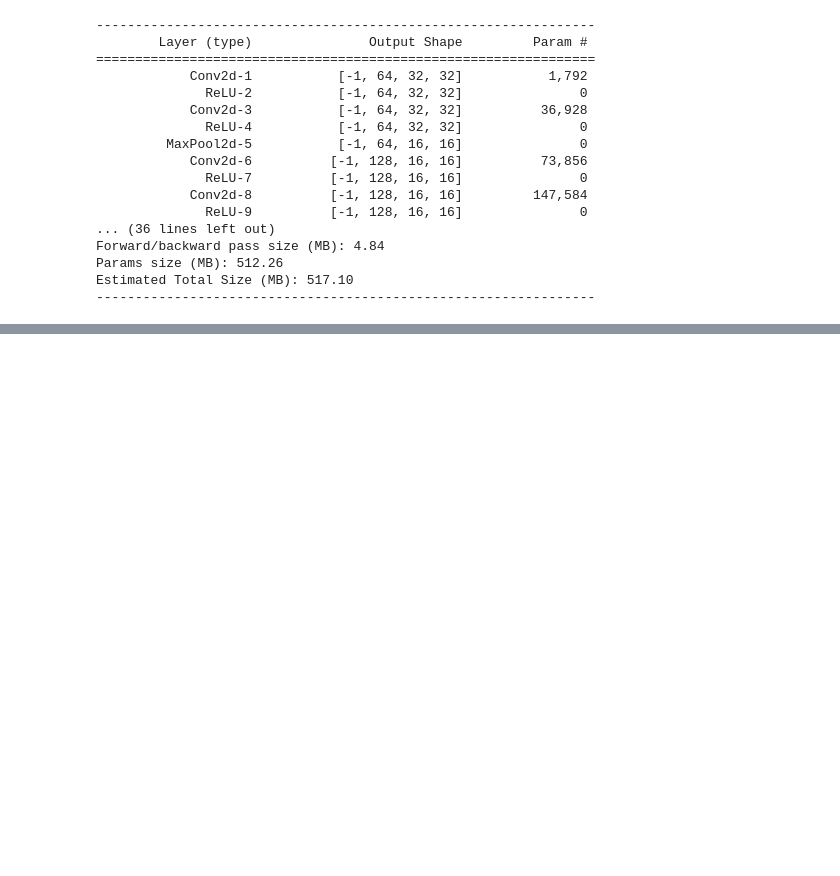
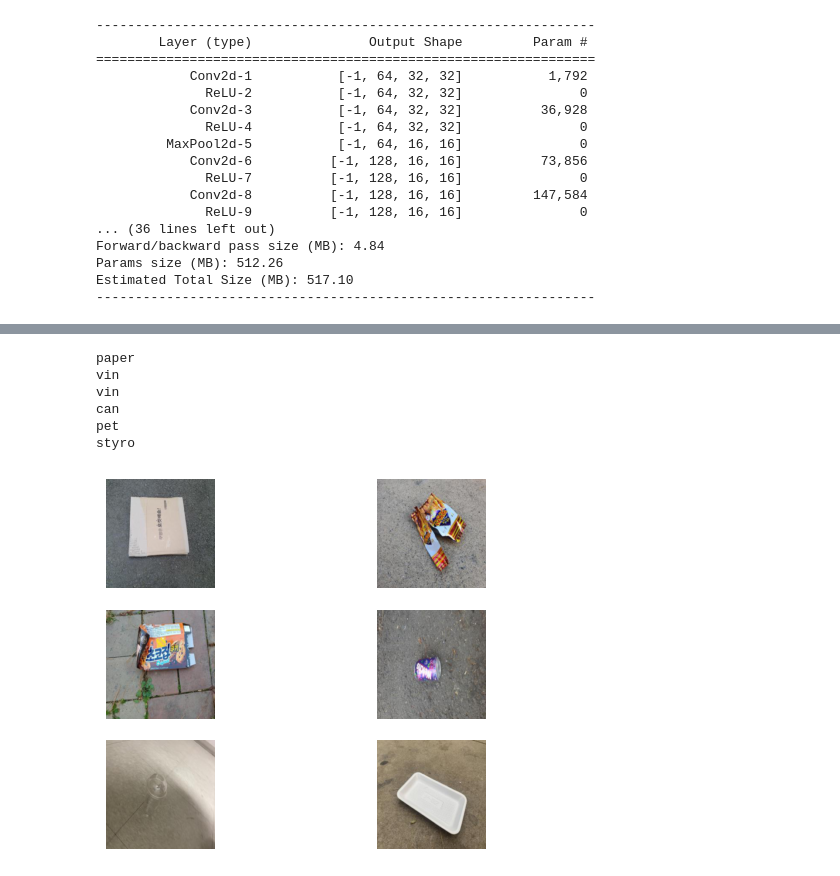
Before and after one commit to yu828282/multicampus, a Jupyter notebook: VGG16.ipynb, the cells around one changed output, grey strips where cells are left out. Cells and saved outputs as stored; diff of their text form; code cells hidden in the pictures; blank space fills up the shorter version.

```diff
--- a/VGG16.ipynb
+++ b/VGG16.ipynb
@@ -343,0 +392,10 @@ plt.show()
+# %%
+visualize_model(model_conv) # 예측값 시각화
+# %% [output]
+paper
+vin
+vin
+can
+pet
+styro
+[figure, added]
```
Also changed, not shown: parts of 18 cells of this notebook.
